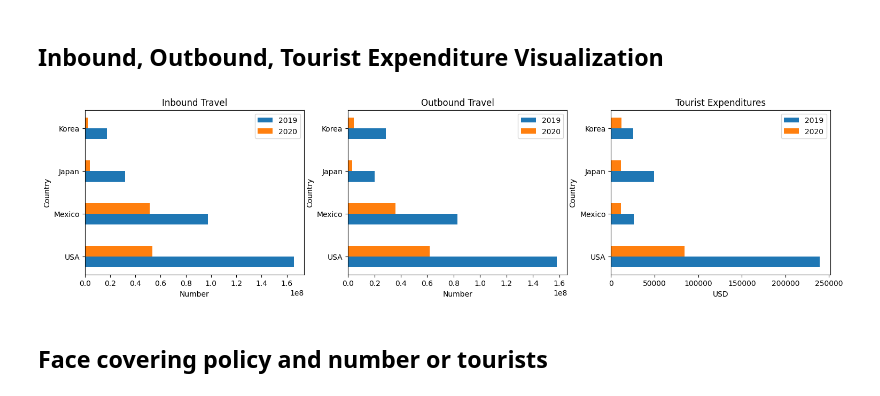
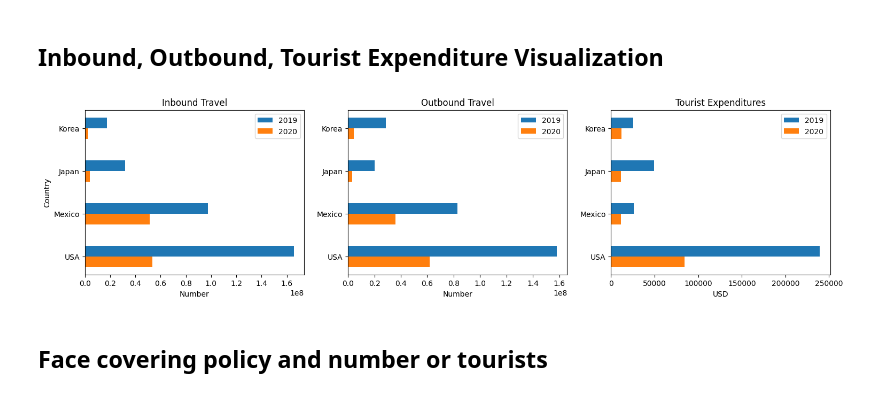
Before and after one commit to GrandChampion/Econ323-Final-project, a Jupyter notebook: Shen Wang Choe - Final Project.ipynb, the cells around one changed output. Drawn from its saved outputs; the diff is of its cells as text; code cells hidden in the pictures.

Commit message:
enhancing graphs

```diff
--- a/Shen Wang Choe - Final Project.ipynb
+++ b/Shen Wang Choe - Final Project.ipynb
@@ -106,42 +106,40 @@ us2021Expenditure = int(touristExpenditure.loc[(touristExpenditure["Year"] == 20
 categories = ['USA', 'Mexico', 'Japan', 'Korea']
 inbound2019List = [us2019Inbound, mexico2019Inbound, japan2019Inbound, korea2019Inbound]
 inbound2020List = [us2020Inbound, mexico2020Inbound, japan2020Inbound, korea2020Inbound]
 outbound2019List = [us2019Outbound, mexico2019Outbound, japan2019Outbound, korea2019Outbound]
 outbound2020List = [us2020Outbound, mexico2020Outbound, japan2020Outbound, korea2020Outbound]
 expenditure2019List = [us2019Expenditure,mexico2019Expenditure,japan2019Expenditure,korea2019Expenditure]
 expenditure2020List = [us2020Expenditure,mexico2020Expenditure,japan2020Expenditure,korea2020Expenditure]
 
 # Create horizontal bar chart
 fig, (inboundGraph, outboundGraph, expenditureGraph) = plt.subplots(1, 3,figsize=(18, 4))
 
 # Inbound Graph
-inboundGraph.barh(categories, inbound2019List, height=-0.25, align='edge')
-inboundGraph.barh(categories, inbound2020List, height=0.25, align='edge')
+inboundGraph.barh(categories, inbound2019List, height=0.25, align='edge')
+inboundGraph.barh(categories, inbound2020List, height=-0.25, align='edge')
 inboundGraph.set_title("Inbound Travel")
 inboundGraph.set_xlabel("Number")
 inboundGraph.set_ylabel("Country")
 inboundGraph.legend(['2019', "2020"])
 
 # Outbound Graph
-outboundGraph.barh(categories, outbound2019List, height=-0.25, align='edge')
-outboundGraph.barh(categories, outbound2020List, height=0.25, align='edge')
+outboundGraph.barh(categories, outbound2019List, height=0.25, align='edge')
+outboundGraph.barh(categories, outbound2020List, height=-0.25, align='edge')
 outboundGraph.set_title("Outbound Travel")
 outboundGraph.set_xlabel("Number")
-outboundGraph.set_ylabel("Country")
 outboundGraph.legend(['2019', "2020"])
 
 # Expenditure Graph
-expenditureGraph.barh(categories, expenditure2019List, height=-0.25, align='edge')
-expenditureGraph.barh(categories, expenditure2020List, height=0.25, align='edge')
+expenditureGraph.barh(categories, expenditure2019List, height=0.25, align='edge')
+expenditureGraph.barh(categories, expenditure2020List, height=-0.25, align='edge')
 expenditureGraph.set_title("Tourist Expenditures")
 expenditureGraph.set_xlabel("USD")
-expenditureGraph.set_ylabel("Country")
 expenditureGraph.legend(['2019', "2020"])
 
 # Show plot
 plt.show()
 # %% [output]
-[figure, old version]
+[figure, new version]
 # %% [markdown]
 ## **Face covering policy and number or tourists**
 # %%
```
Also changed, not shown: parts of 2 cells of this notebook.
